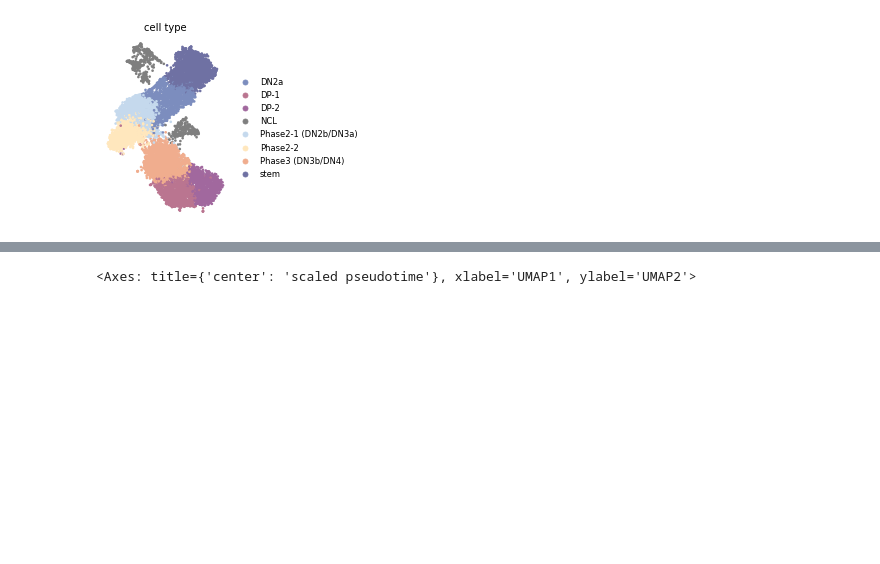
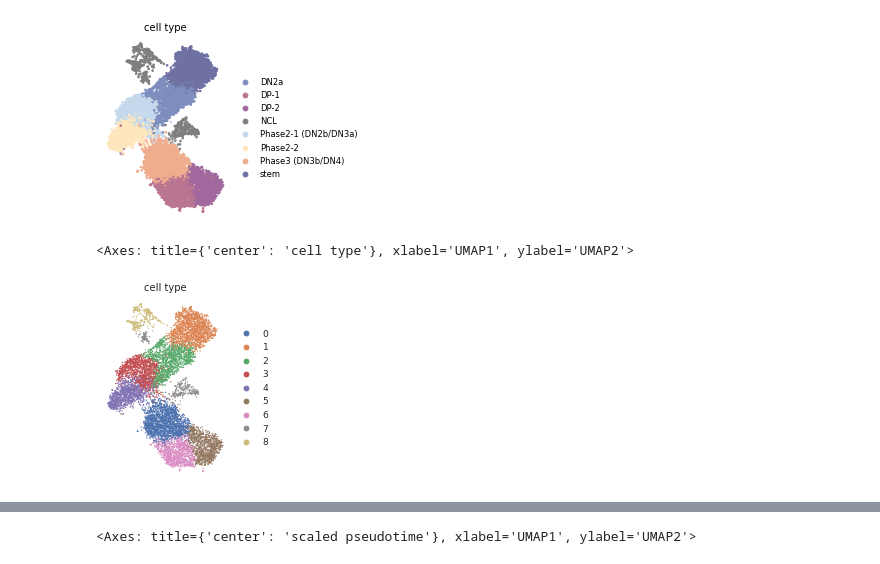
Before and after one commit to oZwZo/PINN_dynamics, a Jupyter notebook: Explore_Notebook/9.Benchmark_pseudodyn/1-1.plot_g2.ipynb, the cells around one changed output, grey strips where cells are left out. Cells and saved outputs as stored; diff of their text form; code cells hidden in the pictures; blank space fills up the shorter version.

```diff
--- a/Explore_Notebook/9.Benchmark_pseudodyn/1-1.plot_g2.ipynb
+++ b/Explore_Notebook/9.Benchmark_pseudodyn/1-1.plot_g2.ipynb
@@ -640,3 +616,17 @@ sc.pl.umap(meahr_monocle_plot, color='celltype',
 # %% [output]
 <Axes: title={'center': 'cell type'}, xlabel='UMAP1', ylabel='UMAP2'>
 [figure]
+# %%
+# fig, axs = plt.subplots(1,2,figsize=(6,4),dpi=600, frameon=False)
+fig, axs = plt.subplots(1,2,figsize=(6,4),dpi=60)
+
+ax = axs[0]
+axs[1].axis("off")
+sc.pl.umap(meahr_monocle_plot, color='leiden',
+           frameon=False, size=10, ax=ax, show=False,
+           title='cell type')
+
+# fig.savefig("results/meahr/cell_type_umap.pdf")
+# %% [output]
+<Axes: title={'center': 'cell type'}, xlabel='UMAP1', ylabel='UMAP2'>
+[figure, added]
```
Also changed, not shown: parts of 14 cells of this notebook, 33 other files.
